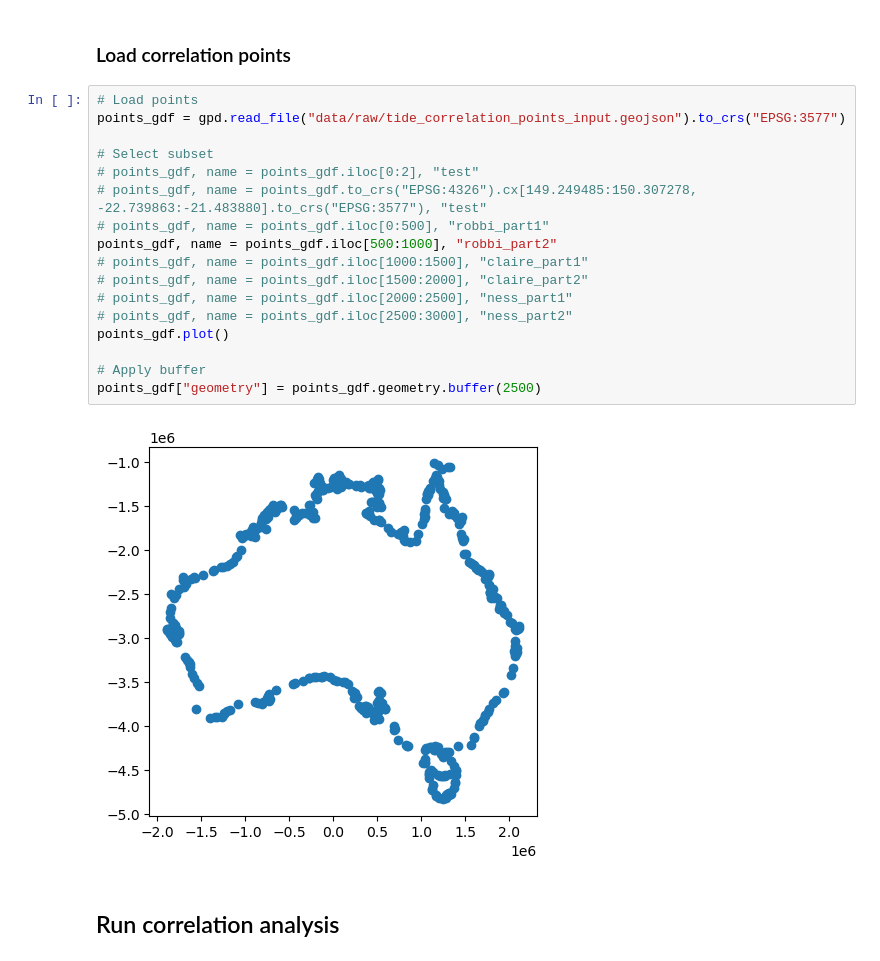
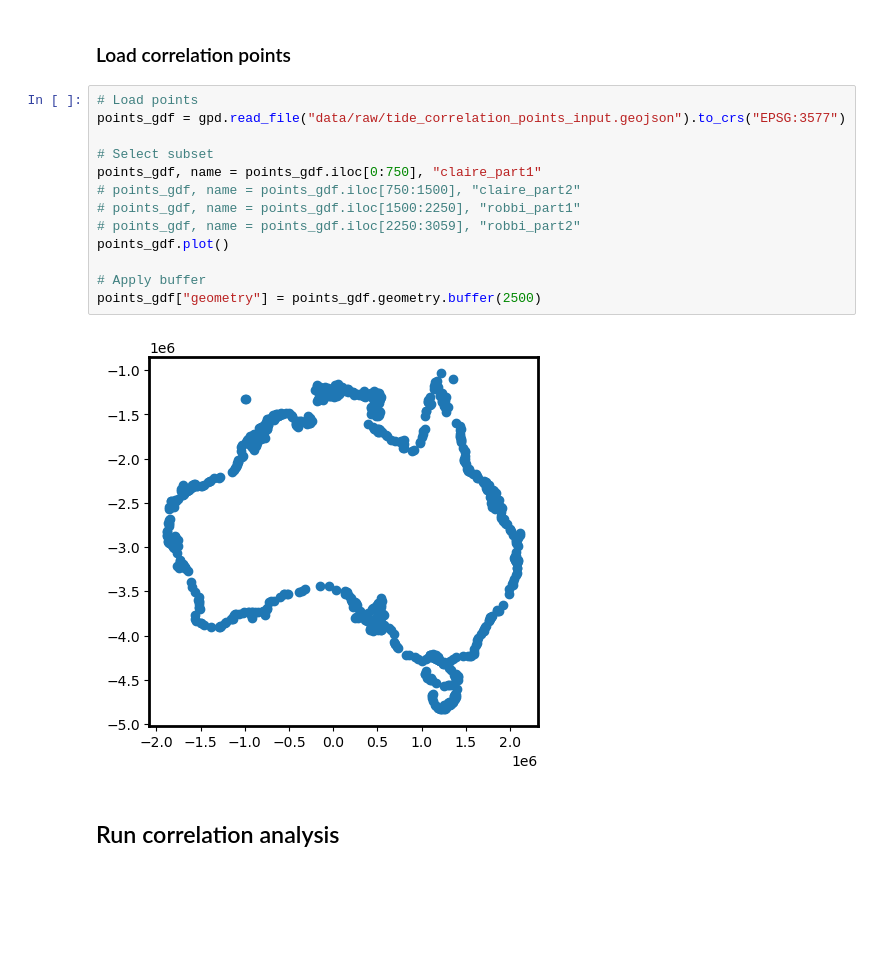
Before and after one commit to GeoscienceAustralia/dea-intertidal, a Jupyter notebook: notebooks/ensemble_tides/Tide_correlation_rankings.ipynb, the cells around one changed output. Drawn from its saved outputs; the diff is of its cells as text; blank space fills up the shorter version.

```diff
--- a/notebooks/ensemble_tides/Tide_correlation_rankings.ipynb
+++ b/notebooks/ensemble_tides/Tide_correlation_rankings.ipynb
@@ -136,22 +148,18 @@ models = [
 # %%
 # Load points
 points_gdf = gpd.read_file("data/raw/tide_correlation_points_input.geojson").to_crs("EPSG:3577")
 
 # Select subset
-# points_gdf, name = points_gdf.iloc[0:2], "test"
-# points_gdf, name = points_gdf.to_crs("EPSG:4326").cx[149.249485:150.307278, -22.739863:-21.483880].to_crs("EPSG:3577"), "test"
-# points_gdf, name = points_gdf.iloc[0:500], "robbi_part1"
-points_gdf, name = points_gdf.iloc[500:1000], "robbi_part2"
-# points_gdf, name = points_gdf.iloc[1000:1500], "claire_part1"
-# points_gdf, name = points_gdf.iloc[1500:2000], "claire_part2"
-# points_gdf, name = points_gdf.iloc[2000:2500], "ness_part1"
-# points_gdf, name = points_gdf.iloc[2500:3000], "ness_part2"
+points_gdf, name = points_gdf.iloc[0:750], "claire_part1"
+# points_gdf, name = points_gdf.iloc[750:1500], "claire_part2"
+# points_gdf, name = points_gdf.iloc[1500:2250], "robbi_part1"
+# points_gdf, name = points_gdf.iloc[2250:3059], "robbi_part2"
 points_gdf.plot()
 
 # Apply buffer
 points_gdf["geometry"] = points_gdf.geometry.buffer(2500)
 # %% [output]
-[figure, old version]
+[figure, new version]
 # %% [markdown]
 ## Run correlation analysis
 # %%
```
Also changed, not shown: parts of 7 cells of this notebook, 2 other files.
